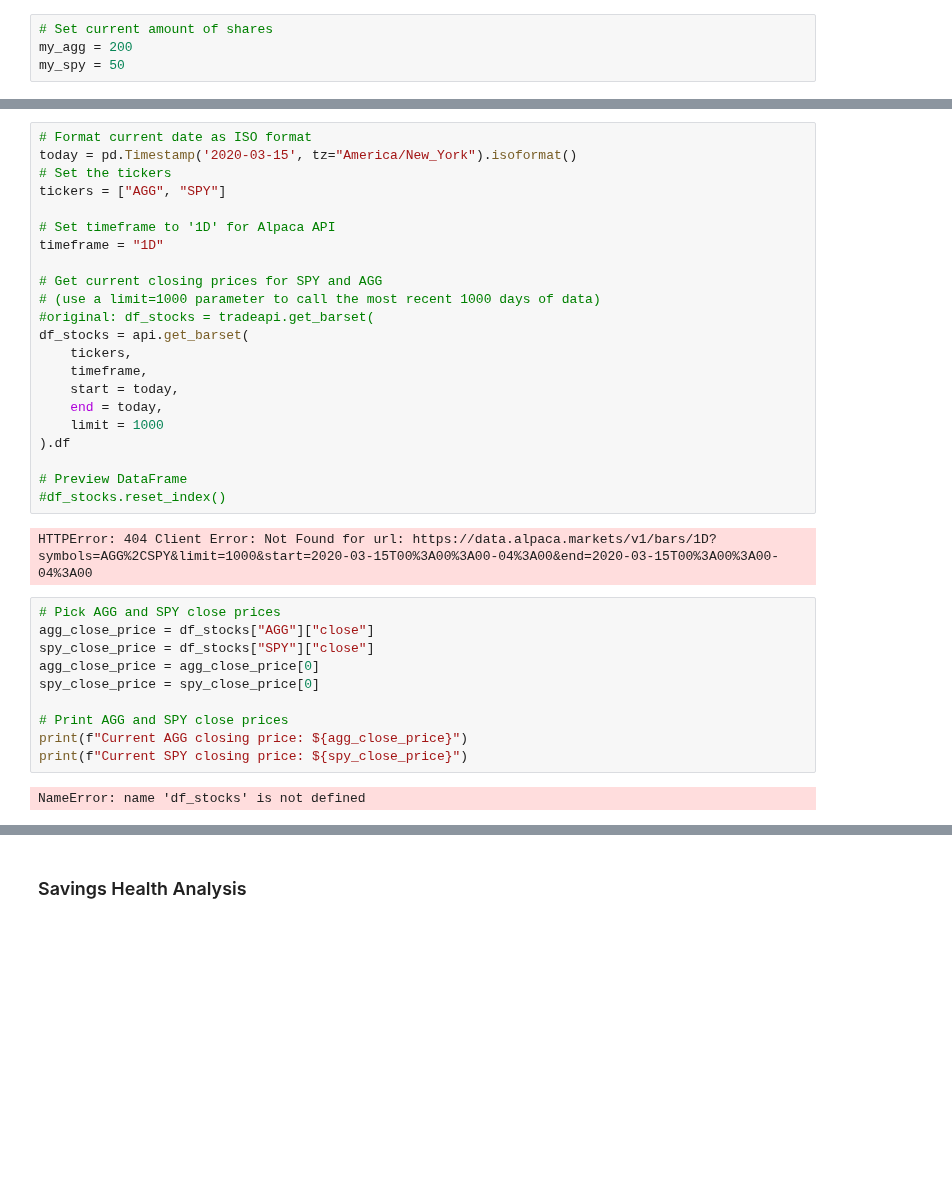
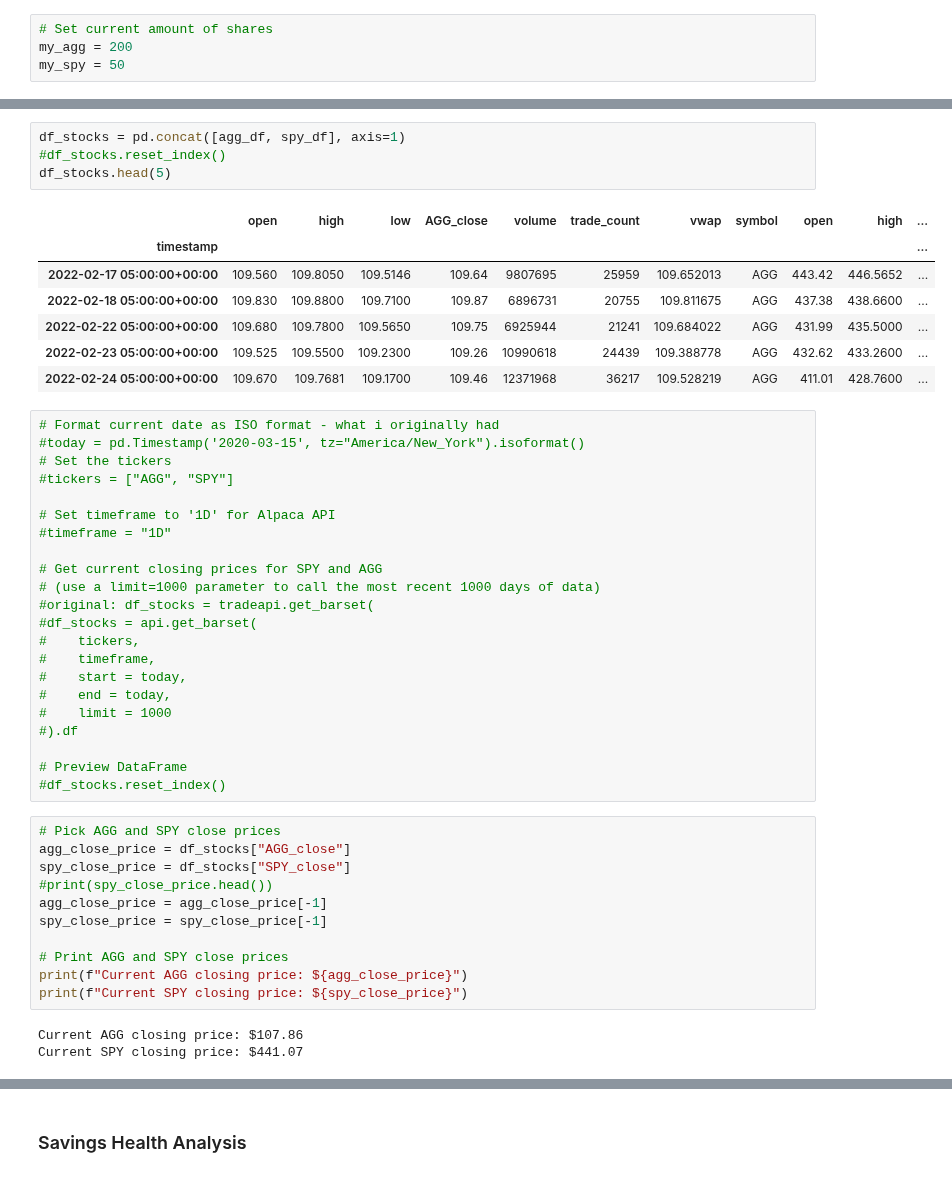
Before and after one commit to keanumanson/APIS-Homework, a Jupyter notebook: financial-planner.ipynb, the cells around one changed output, grey strips where cells are left out. Drawn from its saved outputs; the diff is of its cells as text; blank space fills up the shorter version.

```diff
--- a/financial-planner.ipynb
+++ b/financial-planner.ipynb
@@ -115,39 +125,51 @@ ImportError: cannot import name 'Timeframe' from 'alpaca_trade_api.rest' (/opt/a
+# %%
+df_stocks = pd.concat([agg_df, spy_df], axis=1)
+#df_stocks.reset_index()
+df_stocks.head(5)
+# %% [output]
+|  | open | high | low | AGG_close | volume | trade_count | vwap | symbol | open | high | ... |
+| timestamp |  |  |  |  |  |  |  |  |  |  | ... |
+| 2022-02-17 05:00:00+00:00 | 109.560 | 109.8050 | 109.5146 | 109.64 | 9807695 | 25959 | 109.652013 | AGG | 443.42 | 446.5652 | ... |
+| 2022-02-18 05:00:00+00:00 | 109.830 | 109.8800 | 109.7100 | 109.87 | 6896731 | 20755 | 109.811675 | AGG | 437.38 | 438.6600 | ... |
+| 2022-02-22 05:00:00+00:00 | 109.680 | 109.7800 | 109.5650 | 109.75 | 6925944 | 21241 | 109.684022 | AGG | 431.99 | 435.5000 | ... |
+| 2022-02-23 05:00:00+00:00 | 109.525 | 109.5500 | 109.2300 | 109.26 | 10990618 | 24439 | 109.388778 | AGG | 432.62 | 433.2600 | ... |
+| 2022-02-24 05:00:00+00:00 | 109.670 | 109.7681 | 109.1700 | 109.46 | 12371968 | 36217 | 109.528219 | AGG | 411.01 | 428.7600 | ... |
 # %%
-# Format current date as ISO format
-today = pd.Timestamp('2020-03-15', tz="America/New_York").isoformat()
+# Format current date as ISO format - what i originally had
+#today = pd.Timestamp('2020-03-15', tz="America/New_York").isoformat()
 # Set the tickers
-tickers = ["AGG", "SPY"]
+#tickers = ["AGG", "SPY"]
 
 # Set timeframe to '1D' for Alpaca API
-timeframe = "1D"
+#timeframe = "1D"
 
 # Get current closing prices for SPY and AGG
 # (use a limit=1000 parameter to call the most recent 1000 days of data)
 #original: df_stocks = tradeapi.get_barset(
-df_stocks = api.get_barset(
-    tickers,
-    timeframe,
-    start = today,
-    end = today,
-    limit = 1000
-).df
+#df_stocks = api.get_barset(
+#    tickers,
+#    timeframe,
+#    start = today,
+#    end = today,
+#    limit = 1000
+#).df
 
 # Preview DataFrame
 #df_stocks.reset_index()
-# %% [output]
-HTTPError: 404 Client Error: Not Found for url: https://data.alpaca.markets/v1/bars/1D?symbols=AGG%2CSPY&limit=1000&start=2020-03-15T00%3A00%3A00-04%3A00&end=2020-03-15T00%3A00%3A00-04%3A00
 # %%
 # Pick AGG and SPY close prices
-agg_close_price = df_stocks["AGG"]["close"]
-spy_close_price = df_stocks["SPY"]["close"]
-agg_close_price = agg_close_price[0]
-spy_close_price = spy_close_price[0]
+agg_close_price = df_stocks["AGG_close"]
+spy_close_price = df_stocks["SPY_close"]
+#print(spy_close_price.head())
+agg_close_price = agg_close_price[-1]
+spy_close_price = spy_close_price[-1]
 
 # Print AGG and SPY close prices
 print(f"Current AGG closing price: ${agg_close_price}")
 print(f"Current SPY closing price: ${spy_close_price}")
 # %% [output]
-NameError: name 'df_stocks' is not defined
+Current AGG closing price: $107.86
+Current SPY closing price: $441.07
 # %%
 # Compute the current value of shares
 my_agg_value = (my_agg)*(agg_close_price)
```
Also changed, not shown: parts of 20 cells of this notebook, 2 other files.
